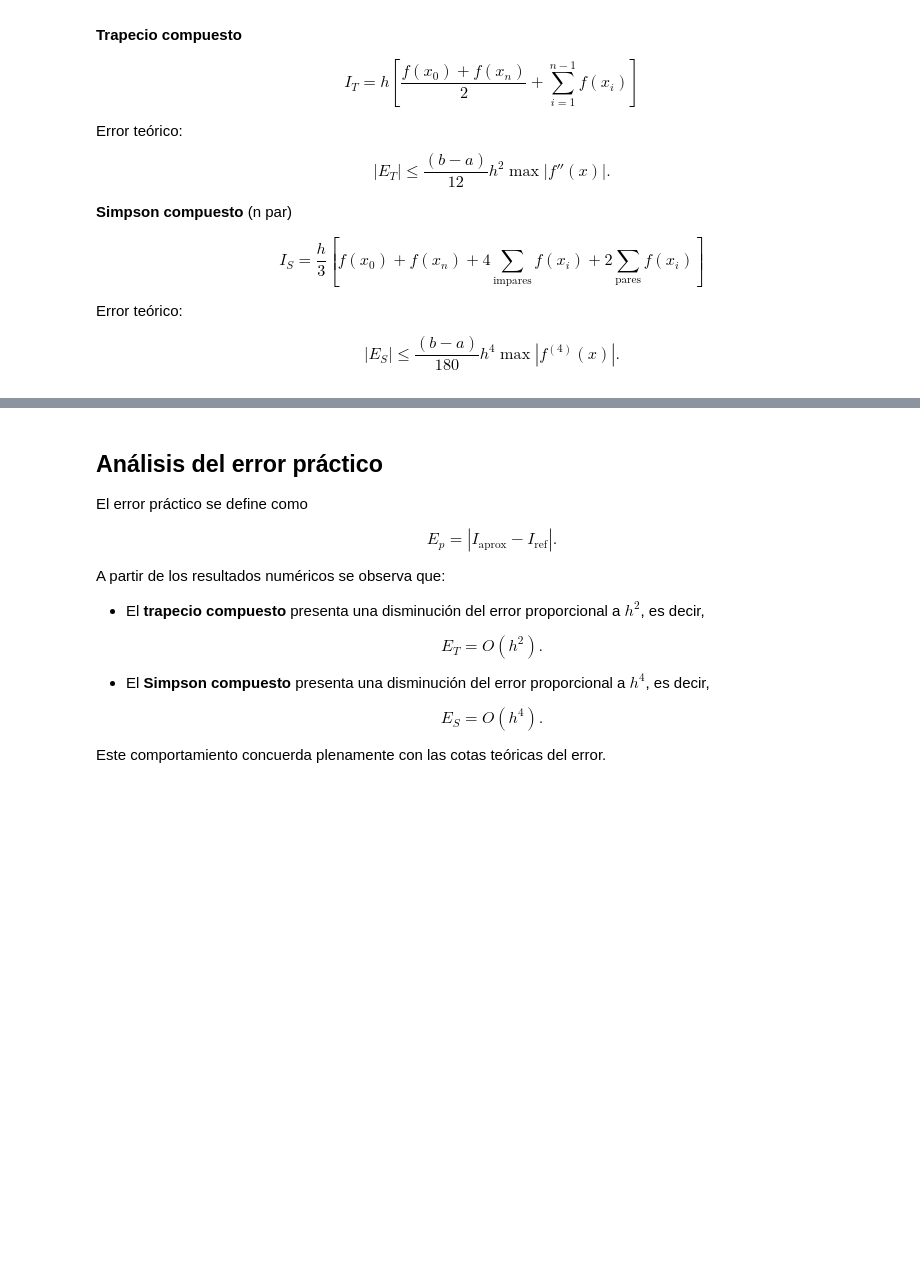
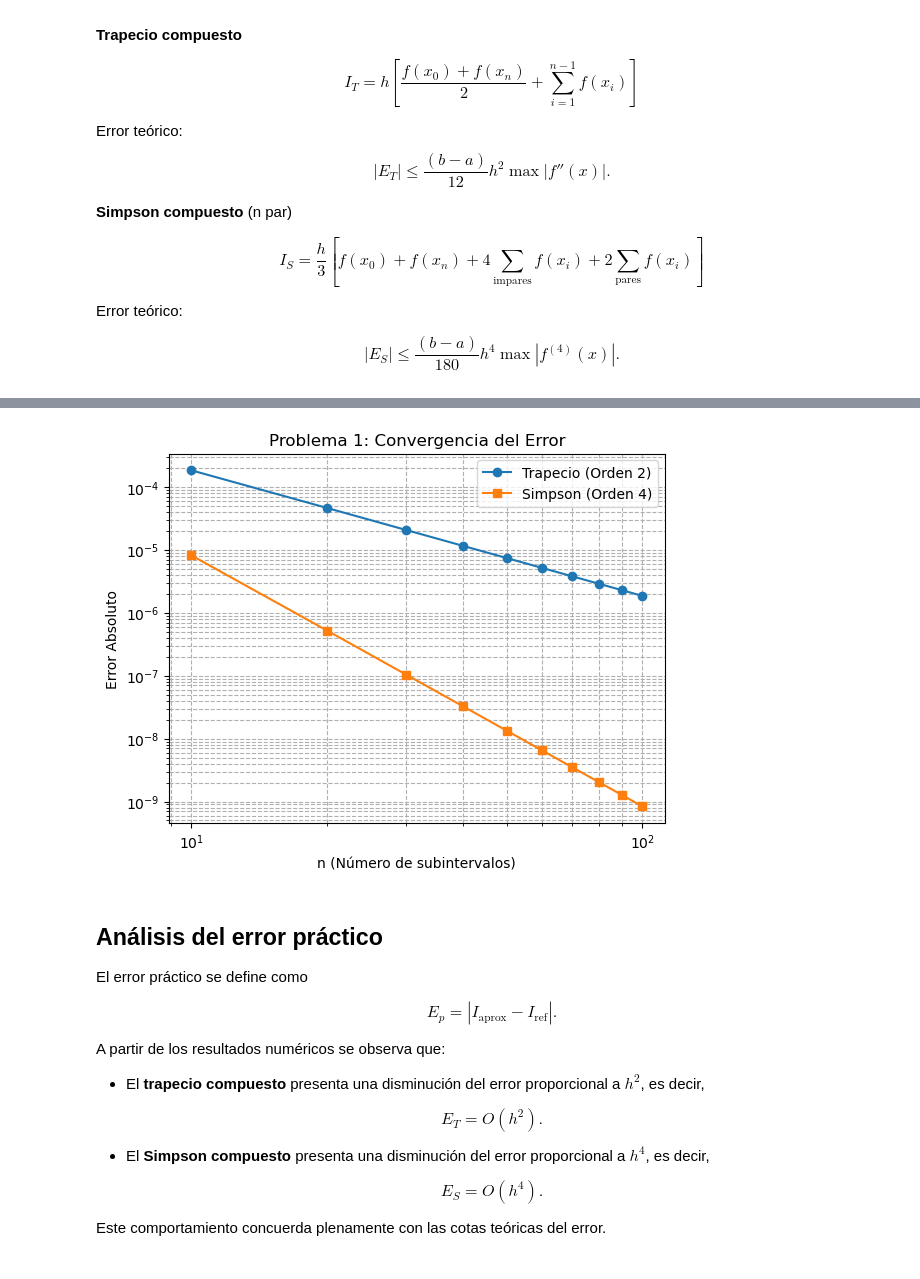
Before and after one commit to Yajaira-T/ANNL, a Jupyter notebook: Trabajo2TY.ipynb, the cells around one changed output, grey strips where cells are left out. Saved outputs shown, nothing was run; the diff lists cells and outputs as text; code cells hidden in the pictures; blank space fills up the shorter version.

```diff
--- a/Trabajo2TY.ipynb
+++ b/Trabajo2TY.ipynb
@@ -88,13 +86,3 @@ Error teórico:
 $$
 |E_S| \le \frac{(b-a)}{180}h^4 \max |f^{(4)}(x)|.
 $$
-# %%
-import numpy as np
-from math import pi
-from scipy.integrate import quad
-def f(x):
-    return np.exp(-x**2 / 2)
-
-
-I_ref, _ = quad(f, 0, pi)
-I_ref
@@ -203,0 +89,58 @@ plt.show()
+# %%
+import numpy as np
+from math import pi
+from scipy.integrate import quad
+from scipy import integrate
+def f1(x):
+    return np.exp(-(x**2)/2)
+
+a, b = 0, np.pi
+valor_exacto, _ = integrate.quad(f1, a, b)
+print(f"Valor Exacto (Referencia): {valor_exacto:.10f}\n")
+
+# 2. Implementación de Algoritmos
+def metodo_trapecio(f, a, b, n):
+    h = (b - a) / n
+    suma = f(a) + f(b)
+    for i in range(1, n):
+        suma += 2 * f(a + i*h)
+    return (h / 2) * suma
+
+def metodo_simpson(f, a, b, n):
+    if n % 2 != 0: n += 1 # Ajuste paridad
+    h = (b - a) / n
+    suma = f(a) + f(b)
+    for i in range(1, n):
+        if i % 2 != 0: suma += 4 * f(a + i*h)
+        else:          suma += 2 * f(a + i*h)
+    return (h / 3) * suma
+
+# 3. Cálculo de Errores
+n_valores = range(10, 101, 10)
+errores_trap = []
+errores_simp = []
+
+print(f"{'n':<5} | {'Trapecio':<12} | {'Error Trap':<12} | {'Simpson':<12} | {'Error Simp':<12}")
+print("-" * 65)
+
+for n in n_valores:
+    v_t = metodo_trapecio(f1, a, b, n)
+    v_s = metodo_simpson(f1, a, b, n)
+    e_t = abs(valor_exacto - v_t)
+    e_s = abs(valor_exacto - v_s)
+
+    errores_trap.append(e_t)
+    errores_simp.append(e_s)
+    print(f"{n:<5} | {v_t:.8f} | {e_t:.2e}   | {v_s:.8f} | {e_s:.2e}")
+
+# 4. Gráfica Log-Log
+plt.figure()
+plt.loglog(n_valores, errores_trap, 'o-', label='Trapecio (Orden 2)')
+plt.loglog(n_valores, errores_simp, 's-', label='Simpson (Orden 4)')
+plt.xlabel('n (Número de subintervalos)')
+plt.ylabel('Error Absoluto')
+plt.title('Problema 1: Convergencia del Error')
+plt.legend()
+plt.grid(True, which="both", linestyle="--")
+plt.show()
+# %% [output]
@@ -204,3 +161,4 @@ plt.show()
+[figure, added]
 # %% [markdown]
 ## Análisis del error práctico
 
```
Also changed, not shown: parts of 11 cells of this notebook.
